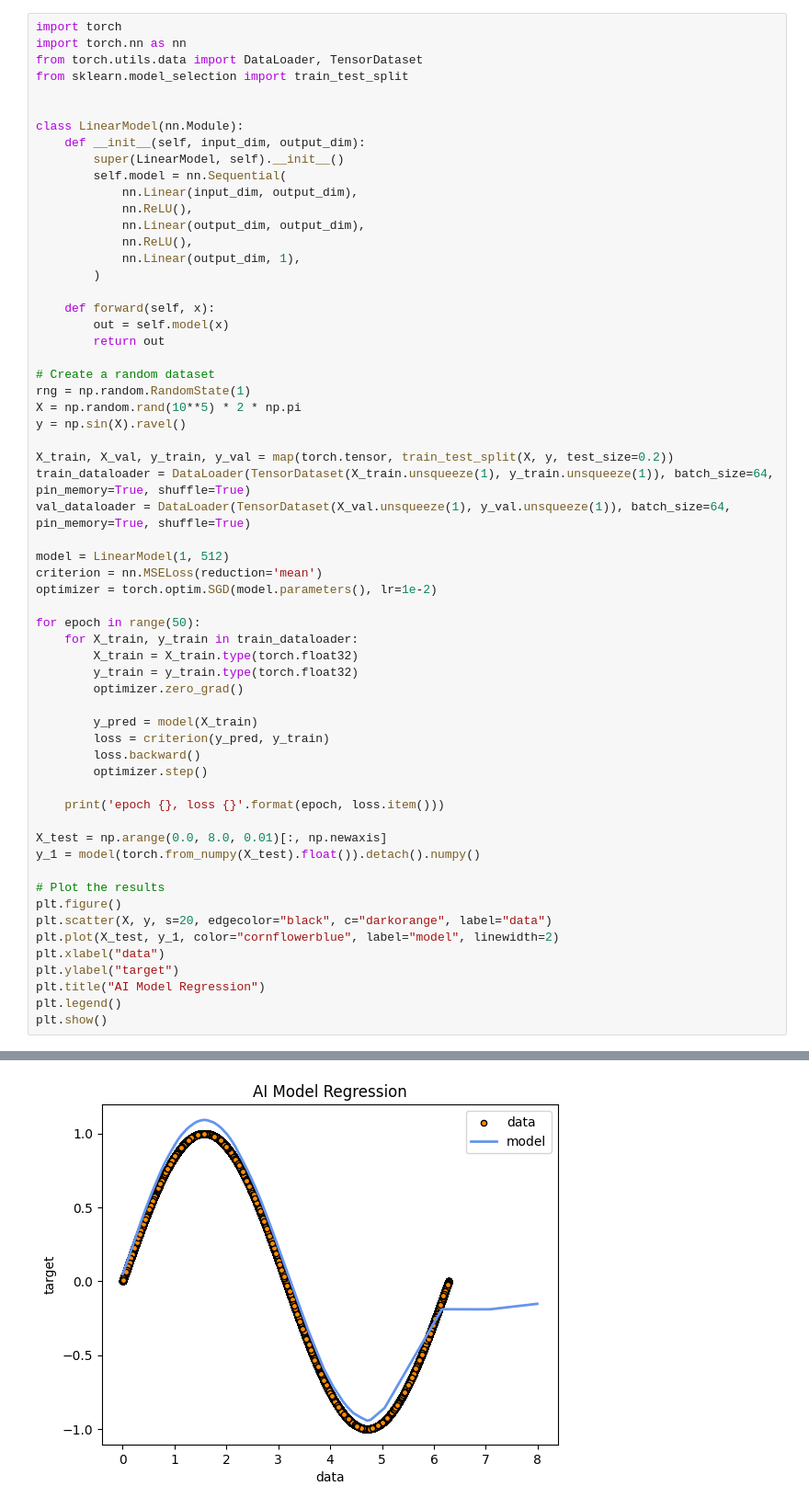
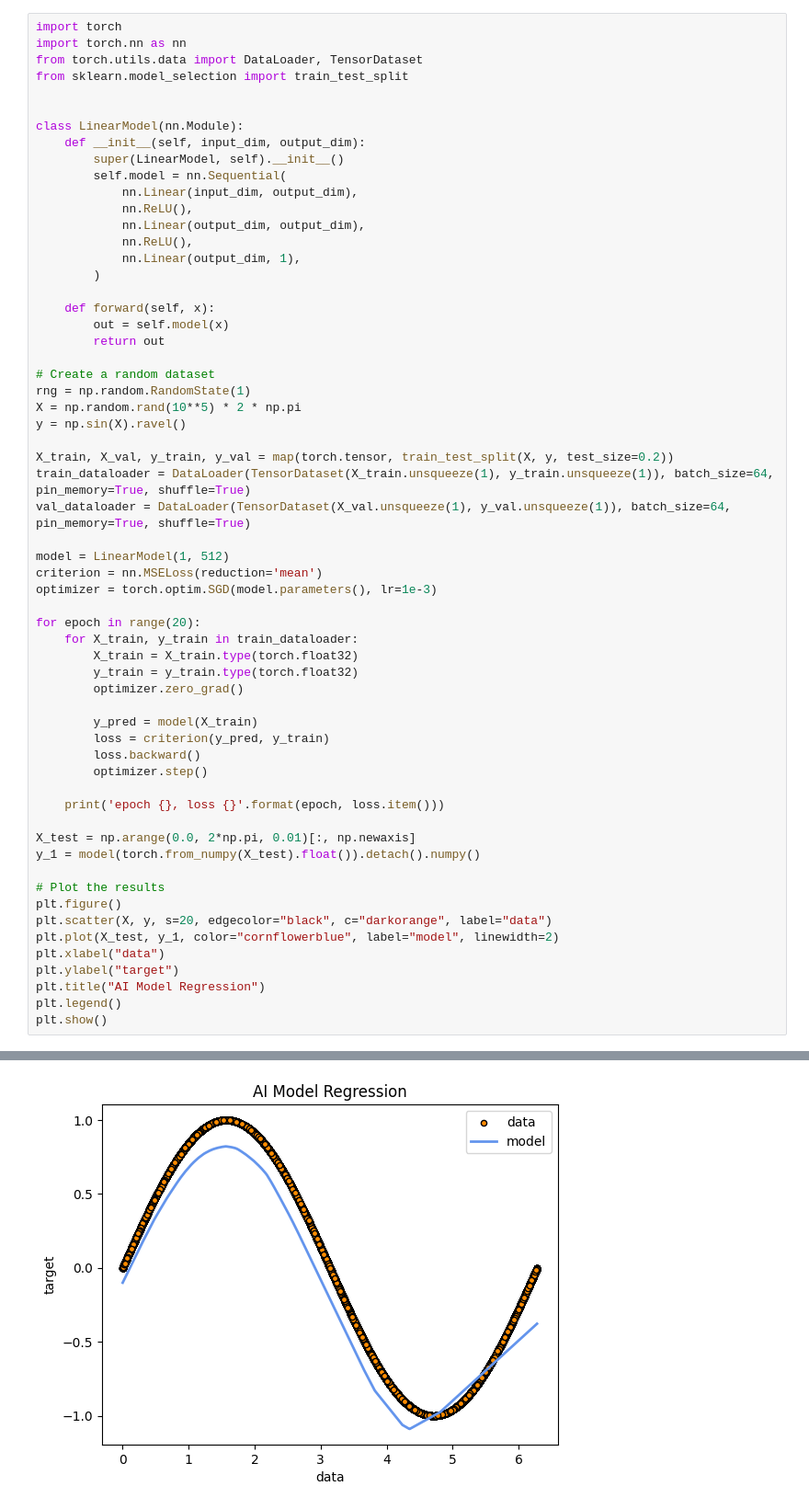
Before and after one commit to dmateos/notebooks, a Jupyter notebook: fitsinwave.ipynb, the cells around one changed output, grey strips where cells are left out. Shown at 92% size. Cells and saved outputs as stored; diff of their text form.

Commit message:
tweak optimizer

```diff
--- a/fitsinwave.ipynb
+++ b/fitsinwave.ipynb
@@ -66,9 +66,9 @@ val_dataloader = DataLoader(TensorDataset(X_val.unsqueeze(1), y_val.unsqueeze(1)
 
 model = LinearModel(1, 512)
 criterion = nn.MSELoss(reduction='mean')
-optimizer = torch.optim.SGD(model.parameters(), lr=1e-2)
+optimizer = torch.optim.SGD(model.parameters(), lr=1e-3)
 
-for epoch in range(50):
+for epoch in range(20):
     for X_train, y_train in train_dataloader:
         X_train = X_train.type(torch.float32)
         y_train = y_train.type(torch.float32)
@@ -81,7 +81,7 @@ for epoch in range(50):
 
     print('epoch {}, loss {}'.format(epoch, loss.item()))
 
-X_test = np.arange(0.0, 8.0, 0.01)[:, np.newaxis]
+X_test = np.arange(0.0, 2*np.pi, 0.01)[:, np.newaxis]
 y_1 = model(torch.from_numpy(X_test).float()).detach().numpy()
 
 # Plot the results
@@ -114 +117 @@ epoch 49, loss 0.008018788881599903
-[figure, old version]
+[figure, new version]
```
Also changed, not shown: parts of 1 cell of this notebook.
